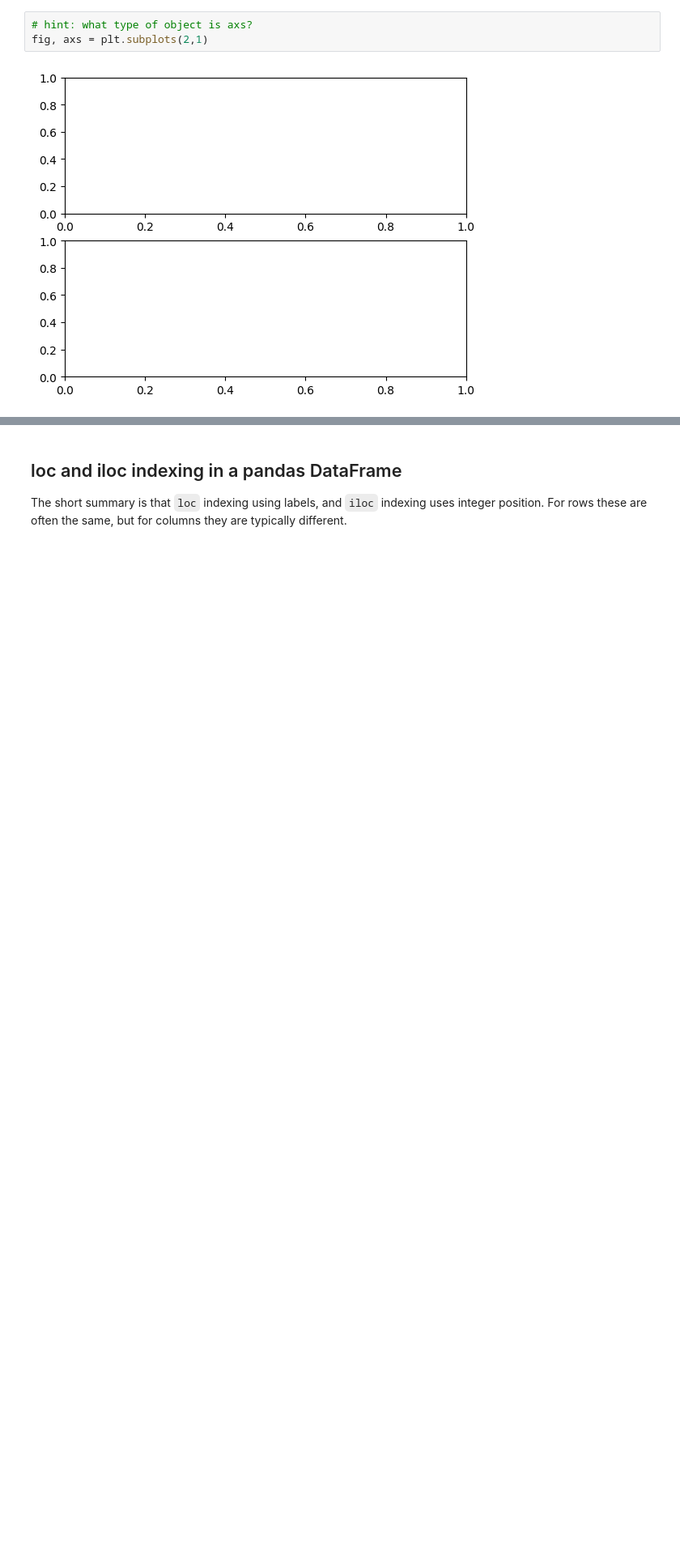
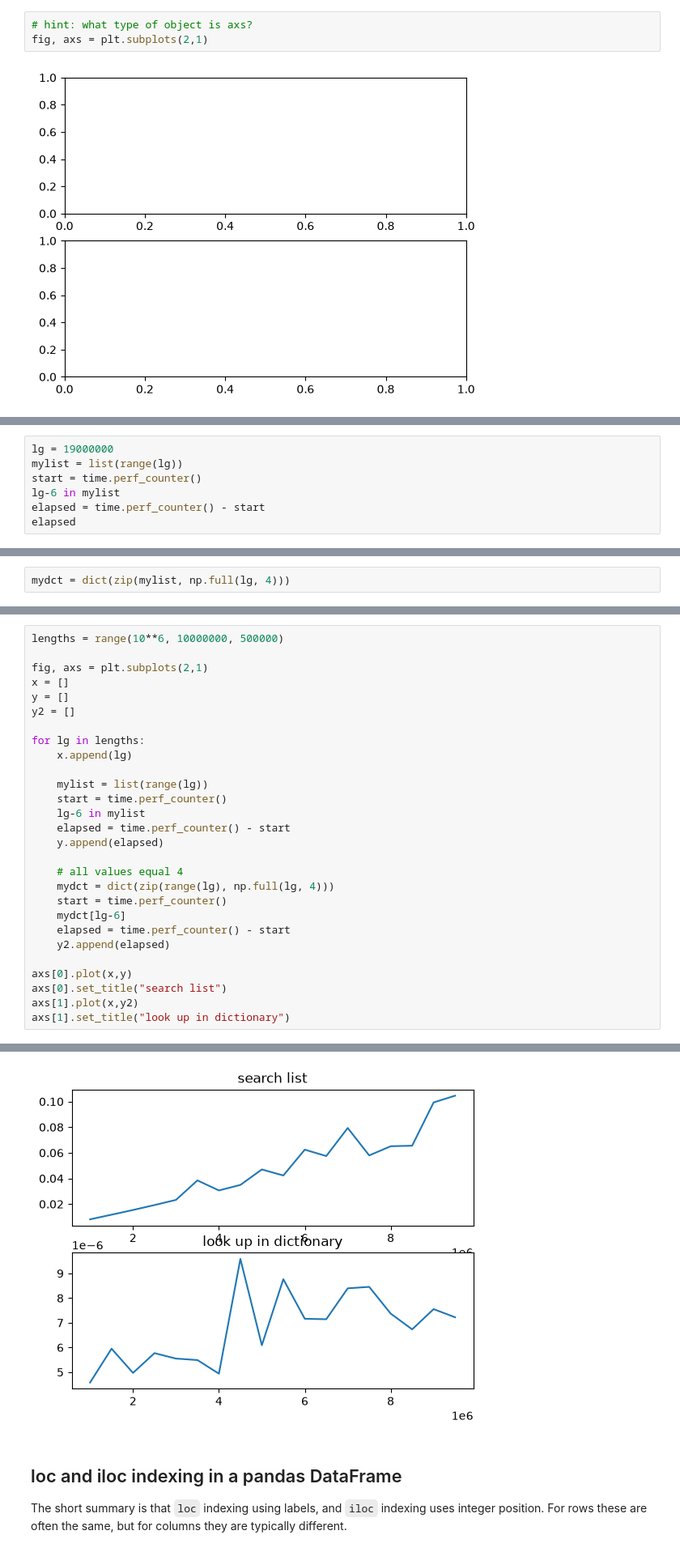
Before and after one commit to ChristopherDavisUCI/AISCI210-Unit0-GettingStarted, a Jupyter notebook: Week2-Thursday.ipynb, the cells around one changed output, grey strips where cells are left out. Shown at 81% size. Saved outputs shown, nothing was run; the diff lists cells and outputs as text; blank space fills up the shorter version.

```diff
--- a/Week2-Thursday.ipynb
+++ b/Week2-Thursday.ipynb
@@ -15,0 +86,7 @@ fig, axs = plt.subplots(2,1)
+# %%
+lg = 19000000
+mylist = list(range(lg))
+start = time.perf_counter()
+lg-6 in mylist
+elapsed = time.perf_counter() - start
+elapsed
@@ -15,0 +95,2 @@ fig, axs = plt.subplots(2,1)
+# %%
+mydct = dict(zip(mylist, np.full(lg, 4)))
@@ -15,0 +101,29 @@ fig, axs = plt.subplots(2,1)
+# %%
+lengths = range(10**6, 10000000, 500000)
+
+fig, axs = plt.subplots(2,1)
+x = []
+y = []
+y2 = []
+
+for lg in lengths:
+    x.append(lg)
+
+    mylist = list(range(lg))
+    start = time.perf_counter()
+    lg-6 in mylist
+    elapsed = time.perf_counter() - start
+    y.append(elapsed)
+
+    # all values equal 4
+    mydct = dict(zip(range(lg), np.full(lg, 4)))
+    start = time.perf_counter()
+    mydct[lg-6]
+    elapsed = time.perf_counter() - start
+    y2.append(elapsed)
+
+axs[0].plot(x,y)
+axs[0].set_title("search list")
+axs[1].plot(x,y2)
+axs[1].set_title("look up in dictionary")
+# %% [output]
@@ -16,3 +131,4 @@ fig, axs = plt.subplots(2,1)
+[figure, added]
 # %% [markdown]
 ## loc and iloc indexing in a pandas DataFrame
 
```
Also changed, not shown: parts of 18 cells of this notebook.
